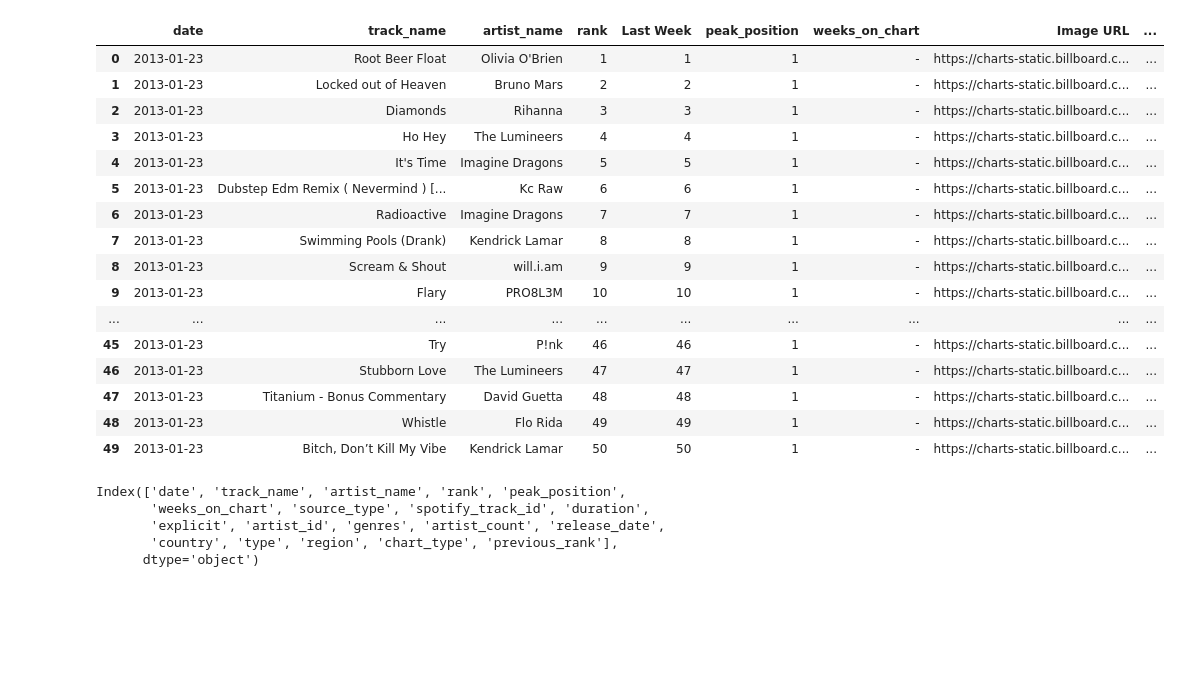
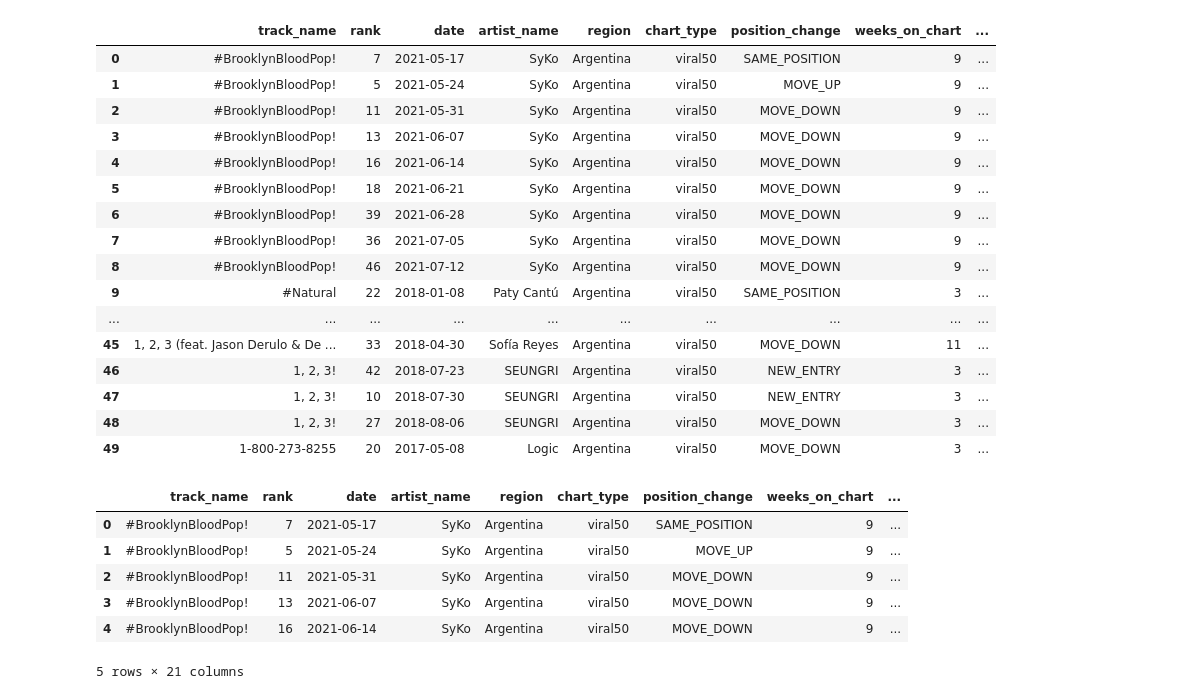
Before and after one commit to martynalesniak/spotify-dwh, a Jupyter notebook: etl/transform/test_tranform.ipynb, the cells around one changed output. Saved outputs shown, nothing was run; the diff lists cells and outputs as text; code cells hidden in the pictures; blank space fills up the shorter version.

```diff
--- a/etl/transform/test_tranform.ipynb
+++ b/etl/transform/test_tranform.ipynb
@@ -2,36 +2,38 @@
 import pandas as pd
 from transform import *
 # %%
-processed_data = pd.read_csv(r'C:\Users\ulasz\OneDrive\Pulpit\studia\sem6\hurtownie danych\spotify-dwh\etl\output\raw_streaming_songs_20250604_190905.csv')
+processed_data = pd.read_csv(r'C:\Users\ulasz\OneDrive\Pulpit\studia\sem6\hurtownie danych\spotify-dwh\etl\output\raw_charts_viral50_20250604_213838.csv')
 processed_data
 # %% [output]
-|  | date | track_name | artist_name | rank | Last Week | peak_position | weeks_on_chart | Image URL | ... |
-| 0 | 2013-01-23 | Root Beer Float | Olivia O'Brien | 1 | 1 | 1 | - | https://charts-static.billboard.c... | ... |
-| 1 | 2013-01-23 | Locked out of Heaven | Bruno Mars | 2 | 2 | 1 | - | https://charts-static.billboard.c... | ... |
-| 2 | 2013-01-23 | Diamonds | Rihanna | 3 | 3 | 1 | - | https://charts-static.billboard.c... | ... |
-| 3 | 2013-01-23 | Ho Hey | The Lumineers | 4 | 4 | 1 | - | https://charts-static.billboard.c... | ... |
-| 4 | 2013-01-23 | It's Time | Imagine Dragons | 5 | 5 | 1 | - | https://charts-static.billboard.c... | ... |
-| 5 | 2013-01-23 | Dubstep Edm Remix ( Nevermind ) [... | Kc Raw | 6 | 6 | 1 | - | https://charts-static.billboard.c... | ... |
-| 6 | 2013-01-23 | Radioactive | Imagine Dragons | 7 | 7 | 1 | - | https://charts-static.billboard.c... | ... |
-| 7 | 2013-01-23 | Swimming Pools (Drank) | Kendrick Lamar | 8 | 8 | 1 | - | https://charts-static.billboard.c... | ... |
-| 8 | 2013-01-23 | Scream & Shout | will.i.am | 9 | 9 | 1 | - | https://charts-static.billboard.c... | ... |
-| 9 | 2013-01-23 | Flary | PRO8L3M | 10 | 10 | 1 | - | https://charts-static.billboard.c... | ... |
+|  | track_name | rank | date | artist_name | region | chart_type | position_change | weeks_on_chart | ... |
+| 0 | #BrooklynBloodPop! | 7 | 2021-05-17 | SyKo | Argentina | viral50 | SAME_POSITION | 9 | ... |
+| 1 | #BrooklynBloodPop! | 5 | 2021-05-24 | SyKo | Argentina | viral50 | MOVE_UP | 9 | ... |
+| 2 | #BrooklynBloodPop! | 11 | 2021-05-31 | SyKo | Argentina | viral50 | MOVE_DOWN | 9 | ... |
+| 3 | #BrooklynBloodPop! | 13 | 2021-06-07 | SyKo | Argentina | viral50 | MOVE_DOWN | 9 | ... |
+| 4 | #BrooklynBloodPop! | 16 | 2021-06-14 | SyKo | Argentina | viral50 | MOVE_DOWN | 9 | ... |
+| 5 | #BrooklynBloodPop! | 18 | 2021-06-21 | SyKo | Argentina | viral50 | MOVE_DOWN | 9 | ... |
+| 6 | #BrooklynBloodPop! | 39 | 2021-06-28 | SyKo | Argentina | viral50 | MOVE_DOWN | 9 | ... |
+| 7 | #BrooklynBloodPop! | 36 | 2021-07-05 | SyKo | Argentina | viral50 | MOVE_DOWN | 9 | ... |
+| 8 | #BrooklynBloodPop! | 46 | 2021-07-12 | SyKo | Argentina | viral50 | MOVE_DOWN | 9 | ... |
+| 9 | #Natural | 22 | 2018-01-08 | Paty Cantú | Argentina | viral50 | SAME_POSITION | 3 | ... |
 | ... | ... | ... | ... | ... | ... | ... | ... | ... | ... |
-| 45 | 2013-01-23 | Try | P!nk | 46 | 46 | 1 | - | https://charts-static.billboard.c... | ... |
-| 46 | 2013-01-23 | Stubborn Love | The Lumineers | 47 | 47 | 1 | - | https://charts-static.billboard.c... | ... |
-| 47 | 2013-01-23 | Titanium - Bonus Commentary | David Guetta | 48 | 48 | 1 | - | https://charts-static.billboard.c... | ... |
-| 48 | 2013-01-23 | Whistle | Flo Rida | 49 | 49 | 1 | - | https://charts-static.billboard.c... | ... |
-| 49 | 2013-01-23 | Bitch, Don’t Kill My Vibe | Kendrick Lamar | 50 | 50 | 1 | - | https://charts-static.billboard.c... | ... |
+| 45 | 1, 2, 3 (feat. Jason Derulo & De ... | 33 | 2018-04-30 | Sofía Reyes | Argentina | viral50 | MOVE_DOWN | 11 | ... |
+| 46 | 1, 2, 3! | 42 | 2018-07-23 | SEUNGRI | Argentina | viral50 | NEW_ENTRY | 3 | ... |
+| 47 | 1, 2, 3! | 10 | 2018-07-30 | SEUNGRI | Argentina | viral50 | NEW_ENTRY | 3 | ... |
+| 48 | 1, 2, 3! | 27 | 2018-08-06 | SEUNGRI | Argentina | viral50 | MOVE_DOWN | 3 | ... |
+| 49 | 1-800-273-8255 | 20 | 2017-05-08 | Logic | Argentina | viral50 | MOVE_DOWN | 3 | ... |
 # %%
 processed_data = ChartPreprocessor().transform(processed_data)
 # %%
-processed_data.columns
+processed_data.head()
 # %% [output]
+|  | track_name | rank | date | artist_name | region | chart_type | position_change | weeks_on_chart | ... |
+| 0 | #BrooklynBloodPop! | 7 | 2021-05-17 | SyKo | Argentina | viral50 | SAME_POSITION | 9 | ... |
+| 1 | #BrooklynBloodPop! | 5 | 2021-05-24 | SyKo | Argentina | viral50 | MOVE_UP | 9 | ... |
+| 2 | #BrooklynBloodPop! | 11 | 2021-05-31 | SyKo | Argentina | viral50 | MOVE_DOWN | 9 | ... |
+| 3 | #BrooklynBloodPop! | 13 | 2021-06-07 | SyKo | Argentina | viral50 | MOVE_DOWN | 9 | ... |
+| 4 | #BrooklynBloodPop! | 16 | 2021-06-14 | SyKo | Argentina | viral50 | MOVE_DOWN | 9 | ... |
-Index(['date', 'track_name', 'artist_name', 'rank', 'peak_position',
-       'weeks_on_chart', 'source_type', 'spotify_track_id', 'duration',
-       'explicit', 'artist_id', 'genres', 'artist_count', 'release_date',
-       'country', 'type', 'region', 'chart_type', 'previous_rank'],
-      dtype='object')
+5 rows × 21 columns
 # %%
 date_dim_processor = DateDimension(processed_data, date_column='date')
 dim_date = date_dim_processor.transform()
```
Also changed, not shown: parts of 13 cells of this notebook, 8 other files.
